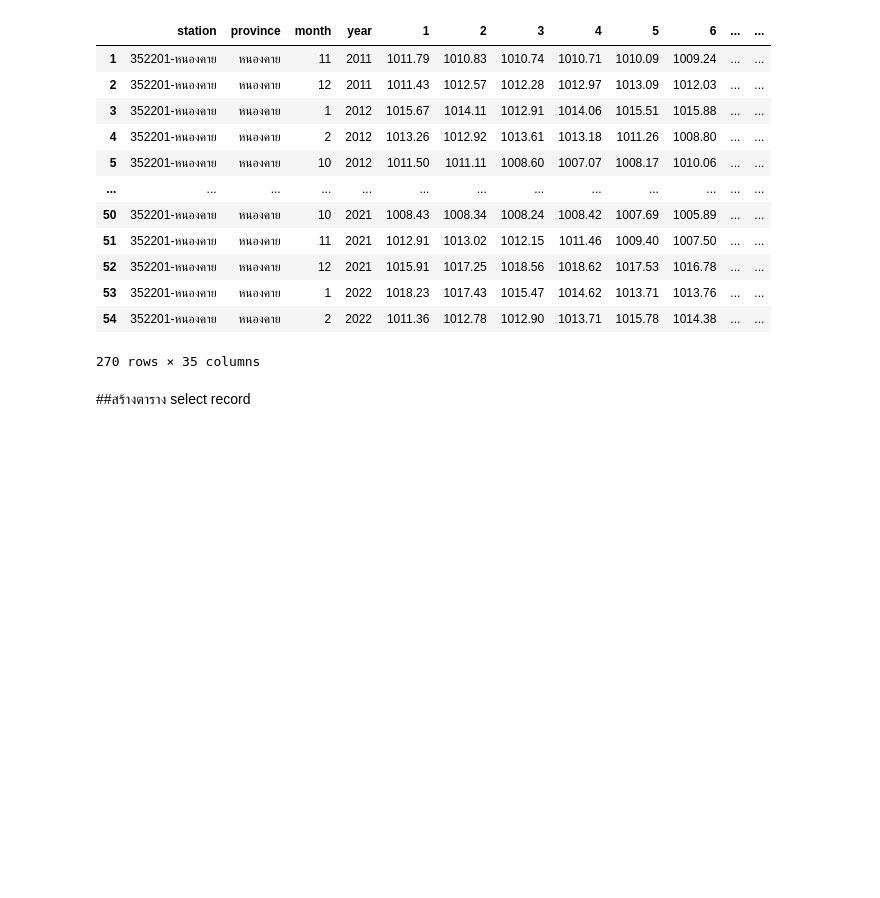
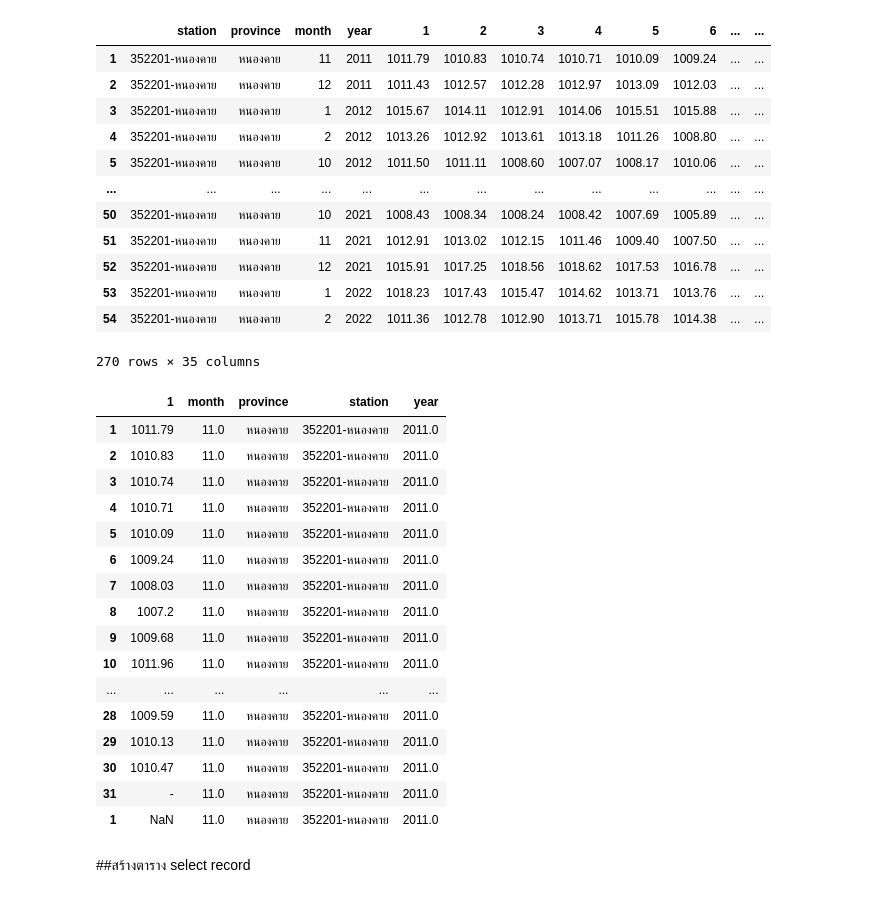
Before and after one commit to sucheerarighthere/bsc_dpdm22, a Jupyter notebook: QUIZ.ipynb, the cells around one changed output. Cells and saved outputs as stored; diff of their text form; code cells hidden in the pictures; blank space fills up the shorter version.

```diff
--- a/QUIZ.ipynb
+++ b/QUIZ.ipynb
@@ -689,5 +689,31 @@ pressure
 | 53 | 352201-หนองคาย | หนองคาย | 1 | 2022 | 1018.23 | 1017.43 | 1015.47 | 1014.62 | 1013.71 | 1013.76 | ... | ... |
 | 54 | 352201-หนองคาย | หนองคาย | 2 | 2022 | 1011.36 | 1012.78 | 1012.90 | 1013.71 | 1015.78 | 1014.38 | ... | ... |
 270 rows × 35 columns
+# %%
+p1 = pressure.iloc[0:1,:]
+dayp = p1.iloc[0:1,4:]
+columnp = p1.iloc[0:1,0:4]
+tdayp = dayp.T
+tdayp
+yo =pd.concat([tdayp,columnp])
+yo.fillna(method='bfill')
+# %% [output]
+|  | 1 | month | province | station | year |
+| 1 | 1011.79 | 11.0 | หนองคาย | 352201-หนองคาย | 2011.0 |
+| 2 | 1010.83 | 11.0 | หนองคาย | 352201-หนองคาย | 2011.0 |
+| 3 | 1010.74 | 11.0 | หนองคาย | 352201-หนองคาย | 2011.0 |
+| 4 | 1010.71 | 11.0 | หนองคาย | 352201-หนองคาย | 2011.0 |
+| 5 | 1010.09 | 11.0 | หนองคาย | 352201-หนองคาย | 2011.0 |
+| 6 | 1009.24 | 11.0 | หนองคาย | 352201-หนองคาย | 2011.0 |
+| 7 | 1008.03 | 11.0 | หนองคาย | 352201-หนองคาย | 2011.0 |
+| 8 | 1007.2 | 11.0 | หนองคาย | 352201-หนองคาย | 2011.0 |
+| 9 | 1009.68 | 11.0 | หนองคาย | 352201-หนองคาย | 2011.0 |
+| 10 | 1011.96 | 11.0 | หนองคาย | 352201-หนองคาย | 2011.0 |
+| ... | ... | ... | ... | ... | ... |
+| 28 | 1009.59 | 11.0 | หนองคาย | 352201-หนองคาย | 2011.0 |
+| 29 | 1010.13 | 11.0 | หนองคาย | 352201-หนองคาย | 2011.0 |
+| 30 | 1010.47 | 11.0 | หนองคาย | 352201-หนองคาย | 2011.0 |
+| 31 | - | 11.0 | หนองคาย | 352201-หนองคาย | 2011.0 |
+| 1 | NaN | 11.0 | หนองคาย | 352201-หนองคาย | 2011.0 |
 # %% [markdown]
 ##สร้างตาราง select record
```
